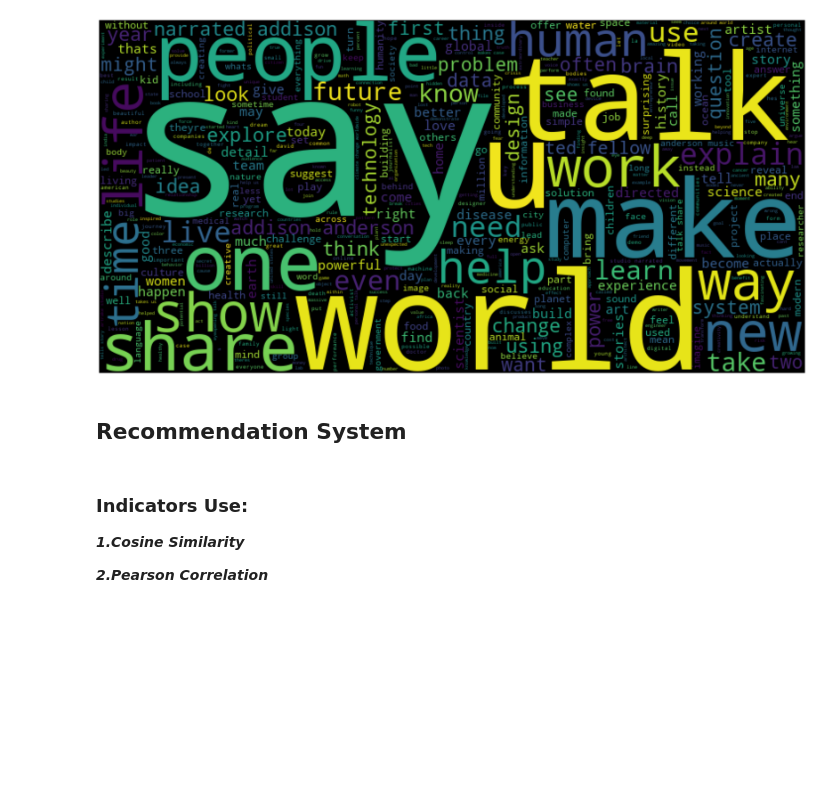
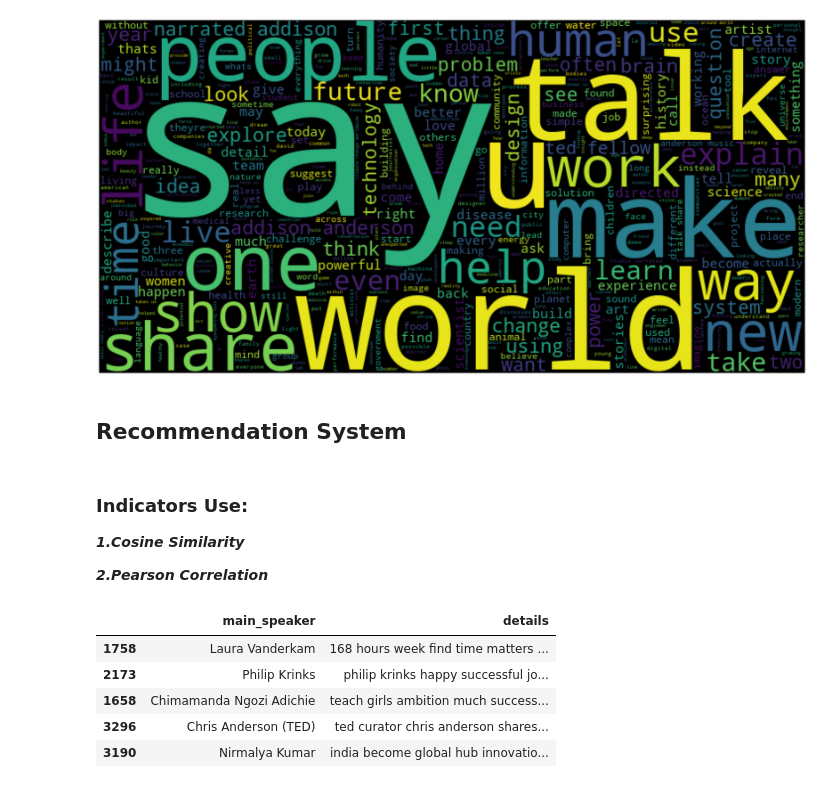
Before and after one commit to SShiwako15/TED-Talk-Recommendation-System, a Jupyter notebook: TED Talk Recommendation System.ipynb, the cells around one changed output. Drawn from its saved outputs; the diff is of its cells as text; code cells hidden in the pictures; blank space fills up the shorter version.

```diff
--- a/TED Talk Recommendation System.ipynb
+++ b/TED Talk Recommendation System.ipynb
@@ -153,3 +159,42 @@ plt.show()
 ***1.Cosine Similarity***
 
 ***2.Pearson Correlation***
+# %%
+%%capture
+vectorizer = TfidfVectorizer(analyzer = 'word')
+vectorizer.fit(data['details'])
+# %%
+def get_similarities(talk_content, df = data):
+    talk_array1 = vectorizer.transform(talk_content).toarray()
+
+    sim = []
+    pea = []
+    for idx,row in df.iterrows():
+        details = row['details']
+
+        talk_array2 = vectorizer.transform(df[df['details'] == details]['details']).toarray()
+        cos_sim = cosine_similarity(talk_array1, talk_array2)[0][0]
+
+        pea_sim = pearsonr(talk_array1.squeeze(), talk_array2.squeeze())[0]
+        sim.append(cos_sim)
+        pea.append(pea_sim)
+
+    return sim, pea
+# %%
+def recommend_talks(talk_content, data = data):
+    data['cos_sim'], data['pea_sim'] = get_similarities(talk_content)
+
+    data.sort_values(by = ['cos_sim', 'pea_sim'], ascending = [False, False], inplace = True)
+
+    display(data[['main_speaker', 'details']].head())
+# %%
+talk_content = ['Time Management and working\
+hard to become successful in life']
+recommend_talks(talk_content)
+# %% [output]
+|  | main_speaker | details |
+| 1758 | Laura Vanderkam | 168 hours week find time matters ... |
+| 2173 | Philip Krinks | philip krinks happy successful jo... |
+| 1658 | Chimamanda Ngozi Adichie | teach girls ambition much success... |
+| 3296 | Chris Anderson (TED) | ted curator chris anderson shares... |
+| 3190 | Nirmalya Kumar | india become global hub innovatio... |
```
Also changed, not shown: parts of 2 cells of this notebook.
